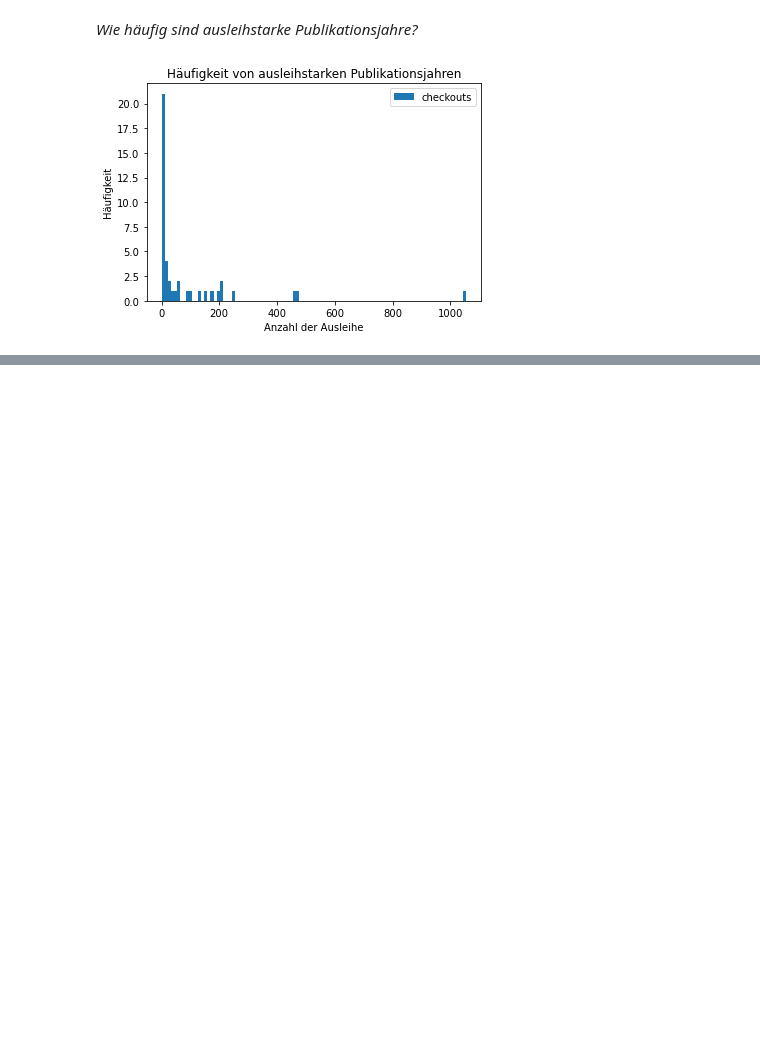
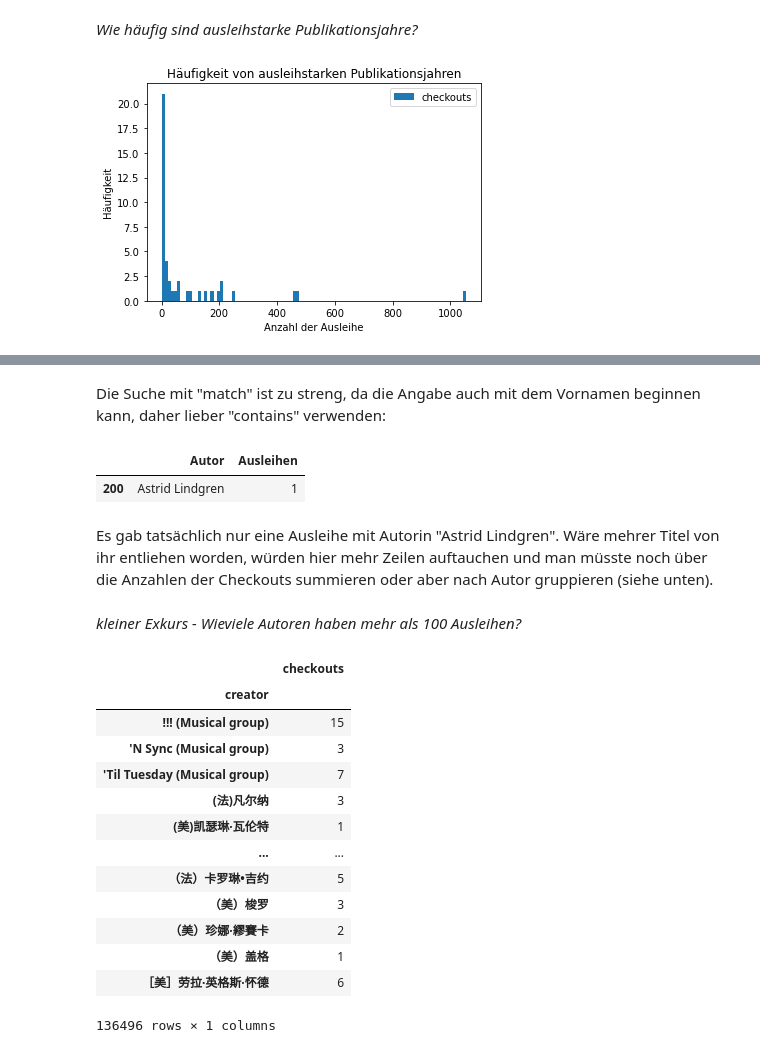
Before and after one commit to StephanieRehwald2/MALIS19-WPM9-Python-Aufgabe, a Jupyter notebook: Checkouts.ipynb, the cells around one changed output, grey strips where cells are left out. Drawn from its saved outputs; the diff is of its cells as text; code cells hidden in the pictures; blank space fills up the shorter version.

```diff
--- a/Checkouts.ipynb
+++ b/Checkouts.ipynb
@@ -406,0 +467,30 @@ plt.show()
+# %% [markdown]
+Die Suche mit "match" ist zu streng, da die Angabe auch mit dem Vornamen beginnen kann, daher lieber "contains" verwenden:
+# %%
+df[df["Autor"].str.contains("Lindgren")]
+# %% [output]
+|  | Autor | Ausleihen |
+| 200 | Astrid Lindgren | 1 |
+# %% [markdown]
+Es gab tatsächlich nur eine Ausleihe mit Autorin "Astrid Lindgren". Wäre mehrer Titel von ihr entliehen worden, würden hier mehr Zeilen auftauchen und man müsste noch über die Anzahlen der Checkouts summieren oder aber nach Autor gruppieren (siehe unten).
+# %% [markdown]
+*kleiner Exkurs - Wieviele Autoren haben mehr als 100 Ausleihen?*
+# %%
+# Gruppieren nach Autoren
+Autoren = checkouts[["creator", "checkouts"]].groupby(["creator"]).sum()
+Autoren
+# %% [output]
+|  | checkouts |
+| creator |  |
+| !!! (Musical group) | 15 |
+| 'N Sync (Musical group) | 3 |
+| 'Til Tuesday (Musical group) | 7 |
+| (法)凡尔纳 | 3 |
+| (美)凯瑟琳·瓦伦特 | 1 |
+| ... | ... |
+| （法）卡罗琳•吉约 | 5 |
+| （美）梭罗 | 3 |
+| （美）珍娜·繆賽卡 | 2 |
+| （美）盖格 | 1 |
+| ［美］劳拉·英格斯·怀德 | 6 |
+136496 rows × 1 columns
```
Also changed, not shown: parts of 9 cells of this notebook.
